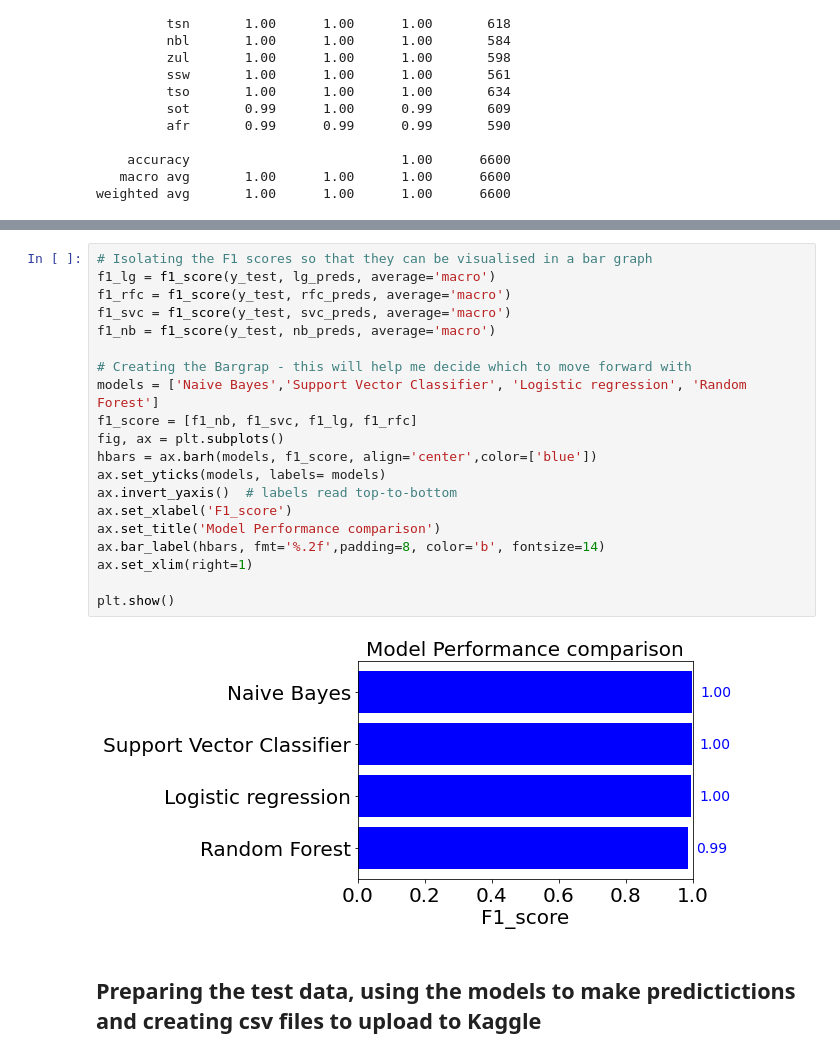
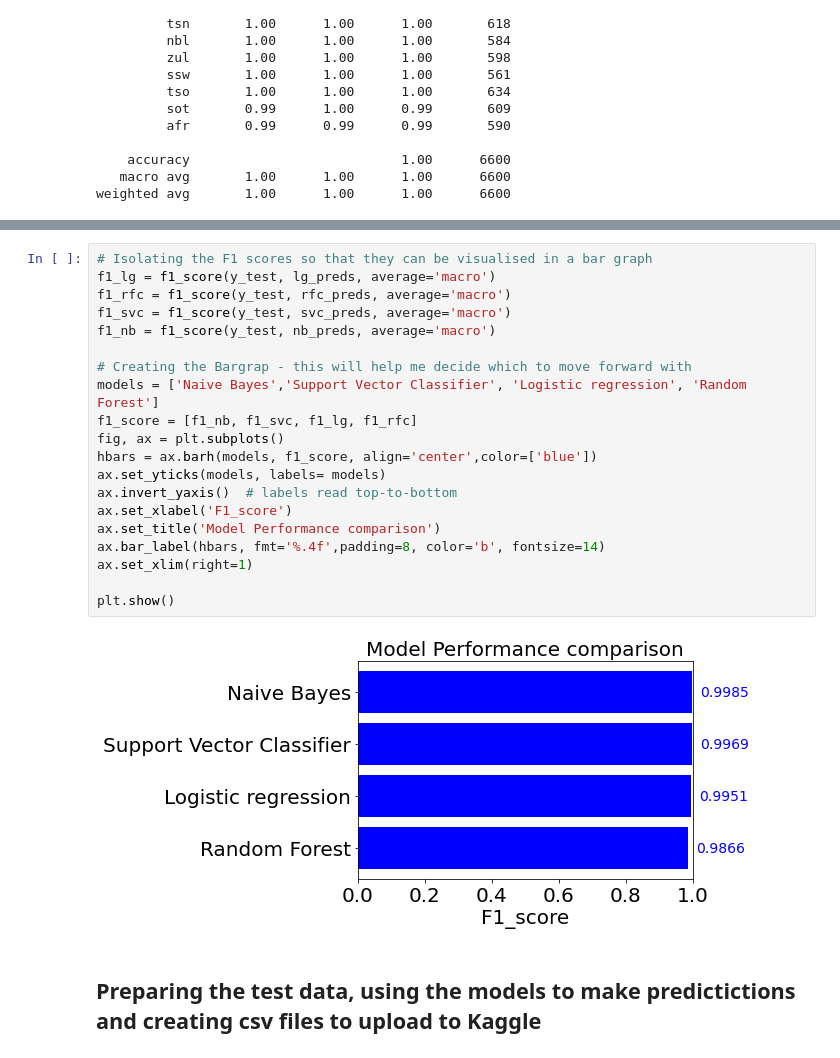
Before and after one commit to jadekristen/South_African_Language_Identification, a Jupyter notebook: SA_Language_Identification_Exam.ipynb, the cells around one changed output, grey strips where cells are left out. Drawn from its saved outputs; the diff is of its cells as text.

```diff
--- a/SA_Language_Identification_Exam.ipynb
+++ b/SA_Language_Identification_Exam.ipynb
@@ -447,25 +448,25 @@ weighted avg       1.00      1.00      1.00      6600
 # %%
 # Isolating the F1 scores so that they can be visualised in a bar graph
 f1_lg = f1_score(y_test, lg_preds, average='macro')
 f1_rfc = f1_score(y_test, rfc_preds, average='macro')
 f1_svc = f1_score(y_test, svc_preds, average='macro')
 f1_nb = f1_score(y_test, nb_preds, average='macro')
 
 # Creating the Bargrap - this will help me decide which to move forward with
 models = ['Naive Bayes','Support Vector Classifier', 'Logistic regression', 'Random Forest']
 f1_score = [f1_nb, f1_svc, f1_lg, f1_rfc]
 fig, ax = plt.subplots()
 hbars = ax.barh(models, f1_score, align='center',color=['blue'])
 ax.set_yticks(models, labels= models)
 ax.invert_yaxis()  # labels read top-to-bottom
 ax.set_xlabel('F1_score')
 ax.set_title('Model Performance comparison')
-ax.bar_label(hbars, fmt='%.2f',padding=8, color='b', fontsize=14)
+ax.bar_label(hbars, fmt='%.4f',padding=8, color='b', fontsize=14)
 ax.set_xlim(right=1)
 
 plt.show()
 # %% [output]
-[figure, old version]
+[figure, new version]
 # %% [markdown]
 ## Preparing the test data, using the models to make predictictions and creating csv files to upload to Kaggle
 # %%
```
Also changed, not shown: parts of 5 cells of this notebook, 1 other file.
